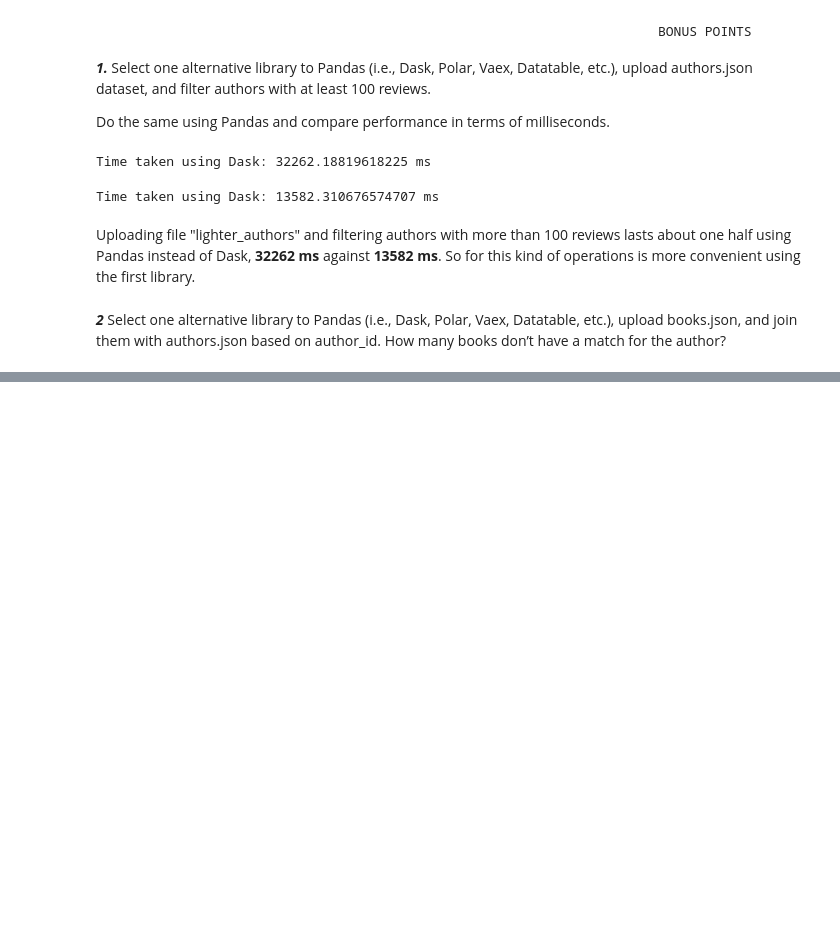
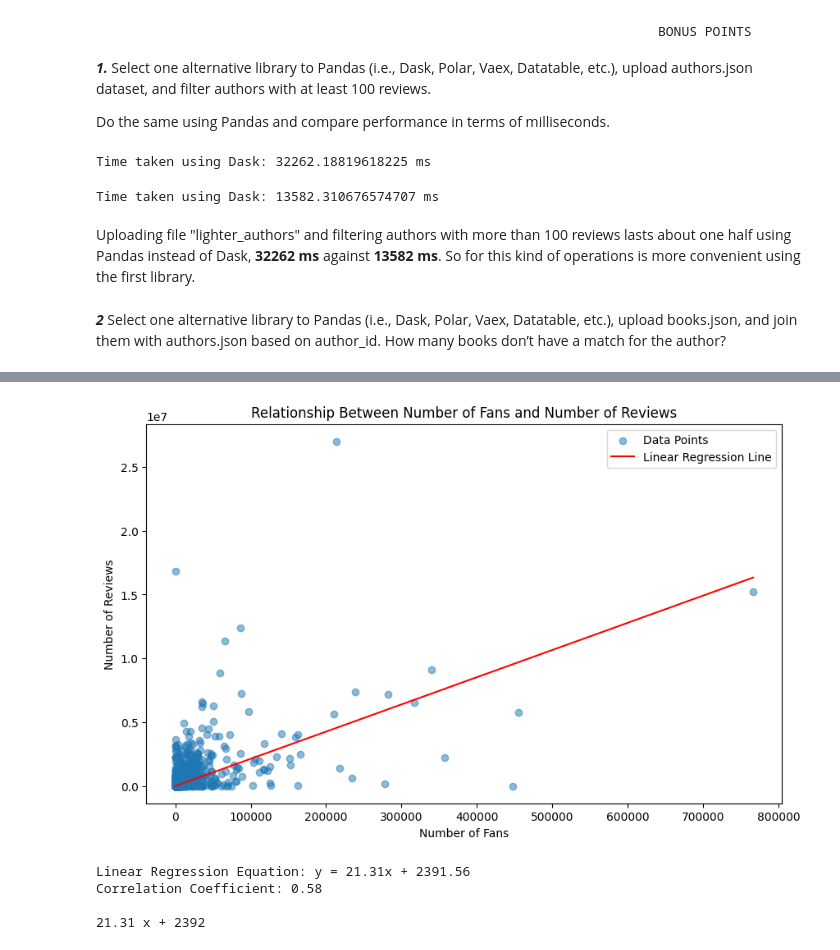
Before and after one commit to RiccardoCorr/ADM_HW_2, a Jupyter notebook: hw2.ipynb, the cells around one changed output, grey strips where cells are left out. Drawn from its saved outputs; the diff is of its cells as text; code cells hidden in the pictures; blank space fills up the shorter version.

```diff
--- a/hw2.ipynb
+++ b/hw2.ipynb
@@ -639,0 +1197,41 @@ print(f"Number of books without a matching author: {books_without_author.compute
+# %%
+import pandas as pd
+import numpy as np
+import matplotlib.pyplot as plt
+
+
+# Scatter plot
+plt.figure(figsize=(10, 6))
+plt.scatter(X, y, alpha=0.5, label='Data Points')
+
+# Linear regression line
+coefficients = np.polyfit(X, y, 1)
+linear_regression = np.poly1d(coefficients)
+x_range = np.linspace(min(X), max(X), 100)
+y_predicted = linear_regression(x_range)
+
+# Plot the linear regression line
+plt.plot(x_range, y_predicted, color='red', label='Linear Regression Line')
+
+# Add labels and a legend
+plt.xlabel('Number of Fans')
+plt.ylabel('Number of Reviews')
+plt.title('Relationship Between Number of Fans and Number of Reviews')
+plt.legend()
+
+correlation_coefficient = np.corrcoef(X, y)[0, 1]
+
+# Show the plot
+plt.show()
+
+# Print the equation of the linear regression line
+slope, intercept = coefficients
+print(f"Linear Regression Equation: y = {slope:.2f}x + {intercept:.2f}")
+print(f"Correlation Coefficient: {correlation_coefficient:.2f}")
+print(linear_regression)
+# %% [output]
+[figure, added]
+Linear Regression Equation: y = 21.31x + 2391.56
+Correlation Coefficient: 0.58
+
+21.31 x + 2392
```
Also changed, not shown: parts of 23 cells of this notebook.
